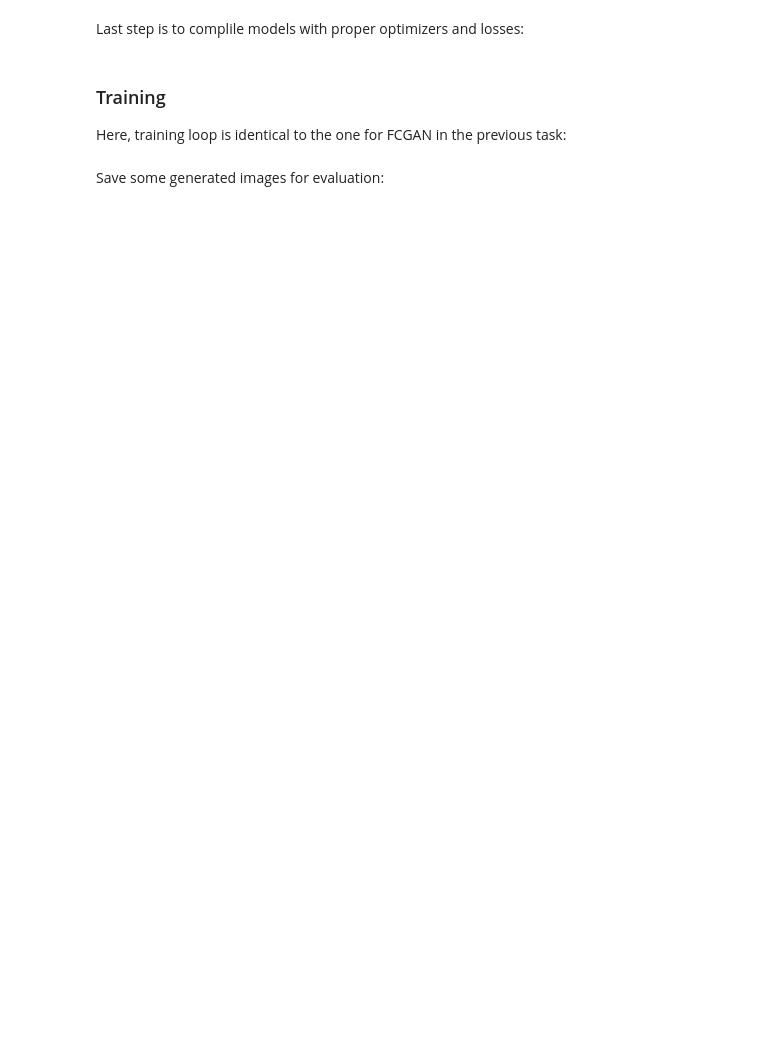
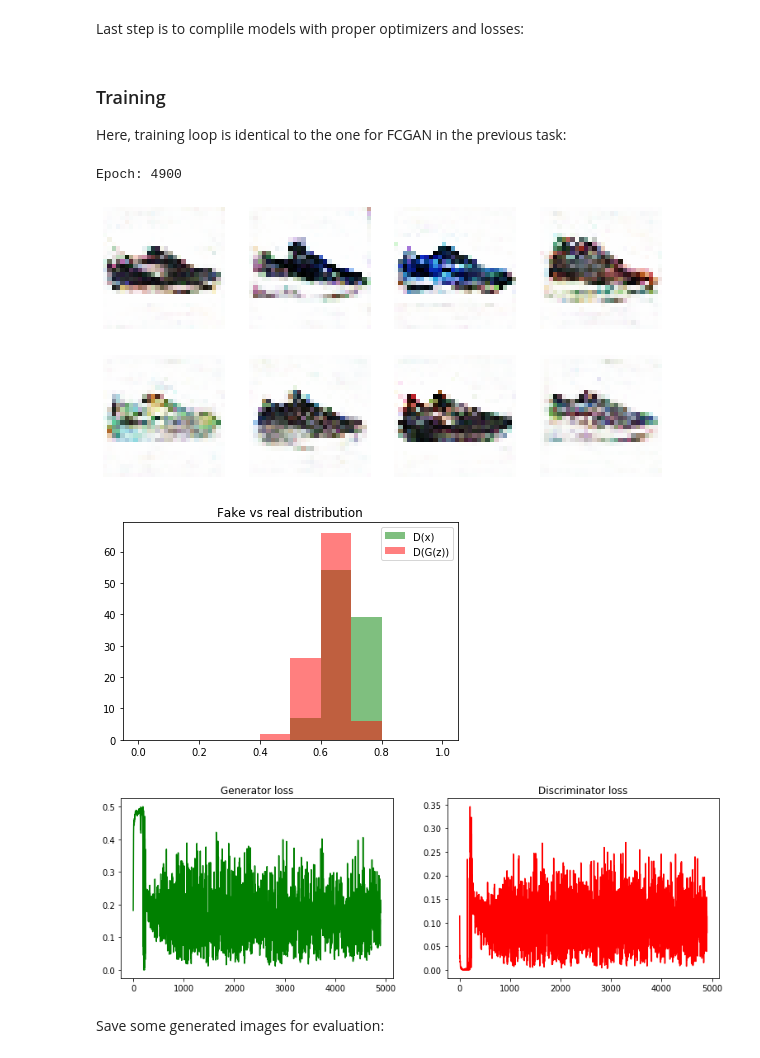
Before and after one commit to Mikhail-off/CV2020, a Jupyter notebook: task8/GAN_keras.ipynb, the cells around one changed output. Drawn from its saved outputs; the diff is of its cells as text; code cells hidden in the pictures; blank space fills up the shorter version.

```diff
--- a/task8/GAN_keras.ipynb
+++ b/task8/GAN_keras.ipynb
@@ -394,7 +527,7 @@ $$ \ell_D = \frac{1}{2}\mathbb{E}_{x \sim p_\text{data}}\left[\left(D(x)-1\right
 # %%
 def generator_ls_loss(y_true, y_pred):
     # Implement Least Squares GAN loss for generator
-    loss = "???"
+    loss = 0.5 * K.mean(K.square(y_pred - 1))
     return loss
 # %%
 loss = generator_ls_loss(None, K.variable(fake_probas))
@@ -406,11 +541,11 @@ def discriminator_ls_loss(y_true, y_pred):
     is_real = y_true
     is_fake = 1 - y_true
 
-    sq_err_real_and_1 = is_real * "???"
-    sq_err_fake_and_0 = is_fake * "???"
+    sq_err_real_and_1 = is_real * K.square(y_pred - 1)
+    sq_err_fake_and_0 = is_fake * K.square(y_pred)
 
-    loss = "???"
-    return loss
+    loss = 0.5 * (sq_err_real_and_1 + sq_err_fake_and_0)
+    return K.mean(loss)
 # %%
 real_data = sample_data(32)
 
@@ -426,7 +563,7 @@ K.eval(loss)
 Last step is to complile models with proper optimizers and losses:
 # %%
 discriminator_opt = keras.optimizers.Adam(0.0002, 0.5)
-discriminator_loss = "???"
+discriminator_loss = discriminator_ls_loss
 
 discriminator.compile(
     optimizer=discriminator_opt,
@@ -438,12 +575,12 @@ discriminator.trainable = False
 
 combined = keras.models.Model(
     inputs=generator.inputs,
-    outputs="???",
+    outputs=discriminator(generator.output),
     name="DCGAN_combined"
 )
 
 generator_opt = keras.optimizers.Adam(0.0002, 0.5)
-generator_loss = "???"
+generator_loss = generator_ls_loss
 
 combined.compile(
     optimizer=generator_opt,
@@ -462,48 +599,53 @@ history = {"gen": [], "disc": []}
 for epoch in range(epochs):
 
     # Generate a new batch of noise
-    noise = "???"
+    noise = sample_noise(batch_size)
 
     # Get a batch of real images
-    real_data = "???"
+    real_data = sample_data(batch_size)
 
     # Generate a batch of fake images
     # Hint: use .predict() method
-    fake_data = "???"
+    fake_data = generator.predict(noise)
 
     # Run discriminator on both real and fake images
     # Hint: use .train_on_batch() method
-    loss_d_real = "???" # train on real_data
-    loss_d_fake = "???" # train on fake_data
+    loss_d_real = discriminator.train_on_batch(real_data, np.ones((batch_size, 1))) # train on real_data
+    loss_d_fake = discriminator.train_on_batch(fake_data, np.zeros((batch_size, 1))) # train on fake_data
     loss_d = 0.5 * (loss_d_real + loss_d_fake)
 
     # Make another noise batch
-    noise = "???"
+    noise = sample_noise(batch_size)
 
     # Train the generator to trick the discriminator
     # For the generator, we want all the {fake, not-fake} labels
     # to say not-fake
     # Hint: use combined model
-    loss_g = "???"
+    loss_g = combined.train_on_batch(noise, np.ones((batch_size, 1)))
 
     history["disc"].append(loss_d)
     history["gen"].append(loss_g)
 
     if epoch % 100 == 0:
         clear_output(wait=True)
         print("Epoch:", epoch)
 
         sample_images(2, 4)
         sample_probas(100, batch_size)
 
         time = np.arange(epoch + 1)
 
         fig, ax = plt.subplots(ncols=2, figsize=(13, 4))
         ax[0].set_title("Generator loss")
         ax[0].plot(time, history["gen"], color='g')
         ax[1].set_title("Discriminator loss")
         ax[1].plot(time, history["disc"], color='r')
         plt.show()
+# %% [output]
+Epoch: 4900
+[figure, added]
+[figure, added]
+[figure, added]
 # %% [markdown]
 Save some generated images for evaluation:
 # %%
```
Also changed, not shown: parts of 43 cells of this notebook, 1 other file.
